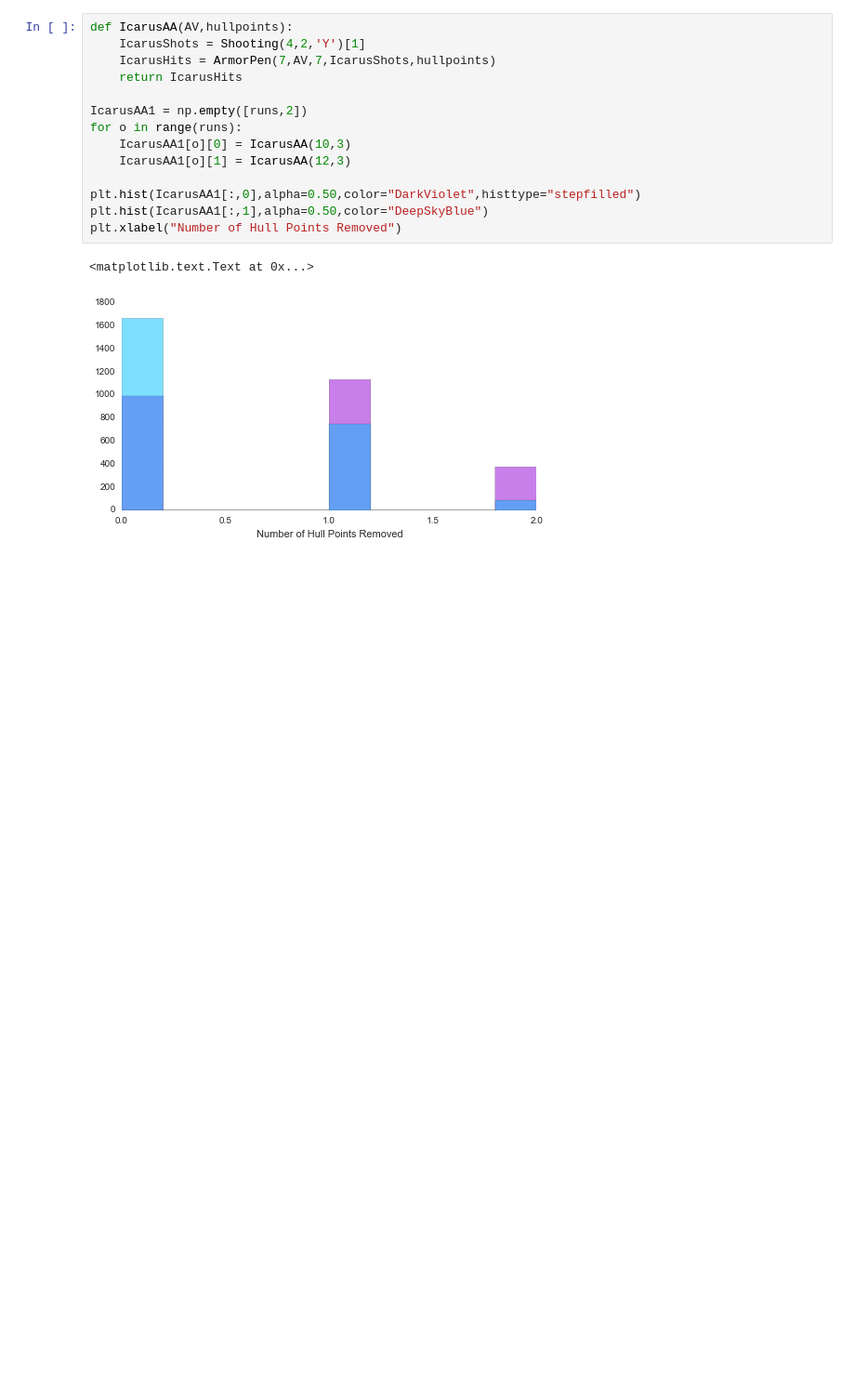
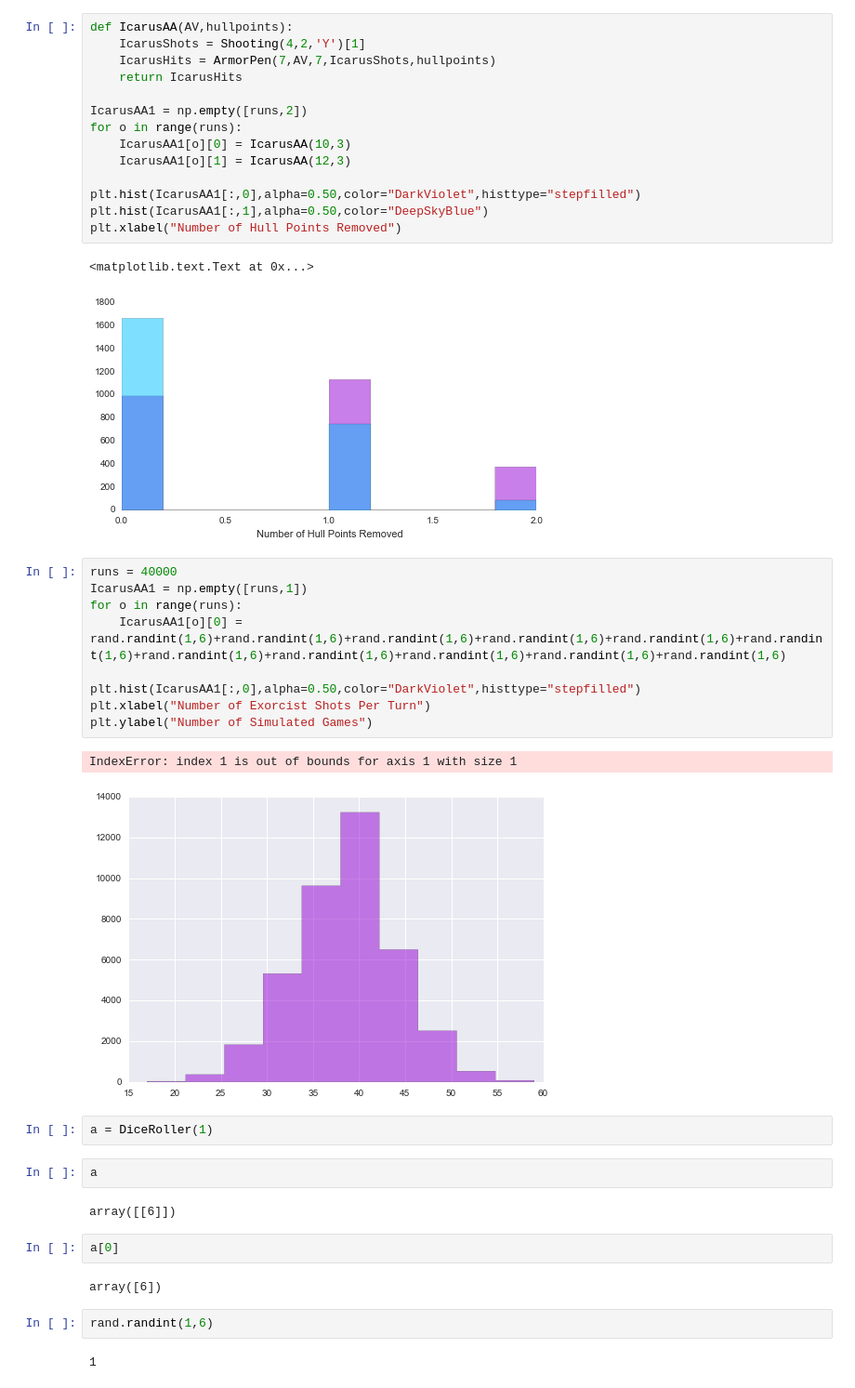
Before and after one commit to elofgren/VarianceHammer, a Jupyter notebook: Examples/Imperial Knight Review.ipynb, the cells around one changed output. Shown at 93% size. Cells and saved outputs as stored; diff of their text form; blank space fills up the shorter version.

Commit message:
Lots of updates
Turns out haven’t committed in awhile.

```diff
--- a/Examples/Imperial Knight Review.ipynb
+++ b/Examples/Imperial Knight Review.ipynb
@@ -288,3 +288,29 @@ plt.xlabel("Number of Hull Points Removed")
 # %% [output]
 <matplotlib.text.Text at 0x...>
 [figure]
+# %%
+runs = 40000
+IcarusAA1 = np.empty([runs,1])
+for o in range(runs):
+    IcarusAA1[o][0] = rand.randint(1,6)+rand.randint(1,6)+rand.randint(1,6)+rand.randint(1,6)+rand.randint(1,6)+rand.randint(1,6)+rand.randint(1,6)+rand.randint(1,6)+rand.randint(1,6)+rand.randint(1,6)+rand.randint(1,6)
+
+plt.hist(IcarusAA1[:,0],alpha=0.50,color="DarkViolet",histtype="stepfilled")
+plt.xlabel("Number of Exorcist Shots Per Turn")
+plt.ylabel("Number of Simulated Games")
+# %% [output]
+IndexError: index 1 is out of bounds for axis 1 with size 1
+[figure, added]
+# %%
+a = DiceRoller(1)
+# %%
+a
+# %% [output]
+array([[6]])
+# %%
+a[0]
+# %% [output]
+array([6])
+# %%
+rand.randint(1,6)
+# %% [output]
+1
```
Also changed, not shown: 23 other files.
